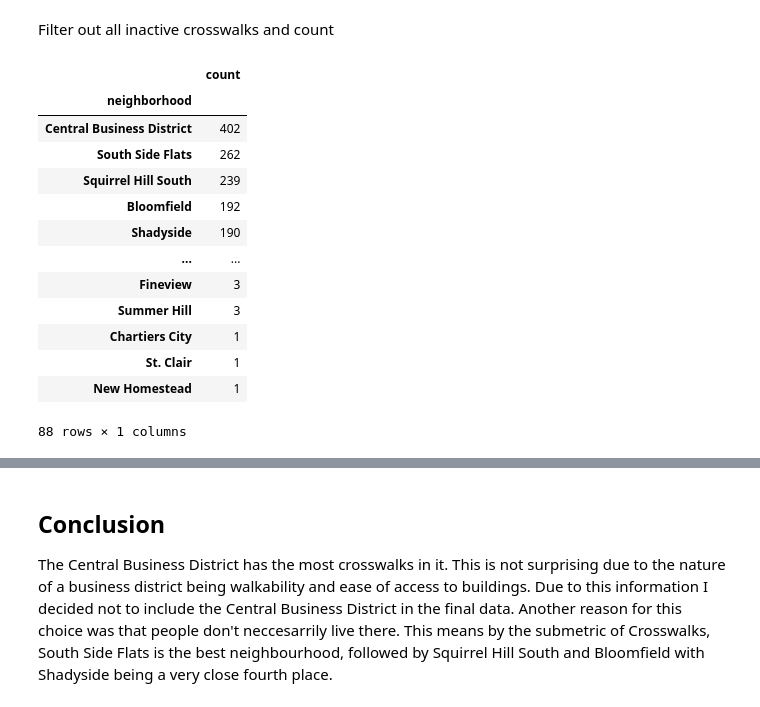
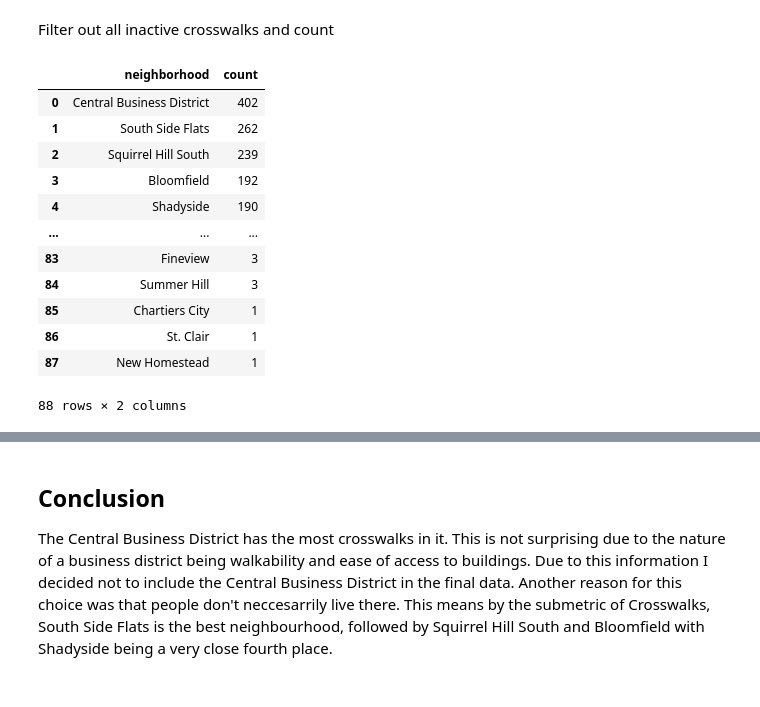
Before and after one commit to Revanik/Best-Neighbourhoods-Big-Ideas-Final, a Jupyter notebook: Ryan.ipynb, the cells around one changed output, grey strips where cells are left out. Drawn from its saved outputs; the diff is of its cells as text; code cells hidden in the pictures.

```diff
--- a/Ryan.ipynb
+++ b/Ryan.ipynb
@@ -18,25 +18,23 @@ Example of what the data looks like in the csv file
 Filter out all inactive crosswalks and count
 # %%
 walksActive = walks[walks["inactive"] != "t"]
-crosswalkCounts = pd.DataFrame(walksActive['neighborhood'].value_counts())
-crosswalkCounts.head()
+crosswalkCounts = pd.DataFrame(walksActive['neighborhood'].value_counts().reset_index())
 crosswalkCounts = crosswalkCounts.sort_values(by='count', ascending=False)
 crosswalkCounts
 # %% [output]
-|  | count |
-| neighborhood |  |
-| Central Business District | 402 |
-| South Side Flats | 262 |
-| Squirrel Hill South | 239 |
-| Bloomfield | 192 |
-| Shadyside | 190 |
-| ... | ... |
-| Fineview | 3 |
-| Summer Hill | 3 |
-| Chartiers City | 1 |
-| St. Clair | 1 |
-| New Homestead | 1 |
+|  | neighborhood | count |
+| 0 | Central Business District | 402 |
+| 1 | South Side Flats | 262 |
+| 2 | Squirrel Hill South | 239 |
+| 3 | Bloomfield | 192 |
+| 4 | Shadyside | 190 |
+| ... | ... | ... |
+| 83 | Fineview | 3 |
+| 84 | Summer Hill | 3 |
+| 85 | Chartiers City | 1 |
+| 86 | St. Clair | 1 |
+| 87 | New Homestead | 1 |
-88 rows × 1 columns
+88 rows × 2 columns
 # %%
 crosswalkCounts = crosswalkCounts.iloc[1:]
 crosswalkCounts
```
Also changed, not shown: parts of 3 cells of this notebook, 8 other files.
